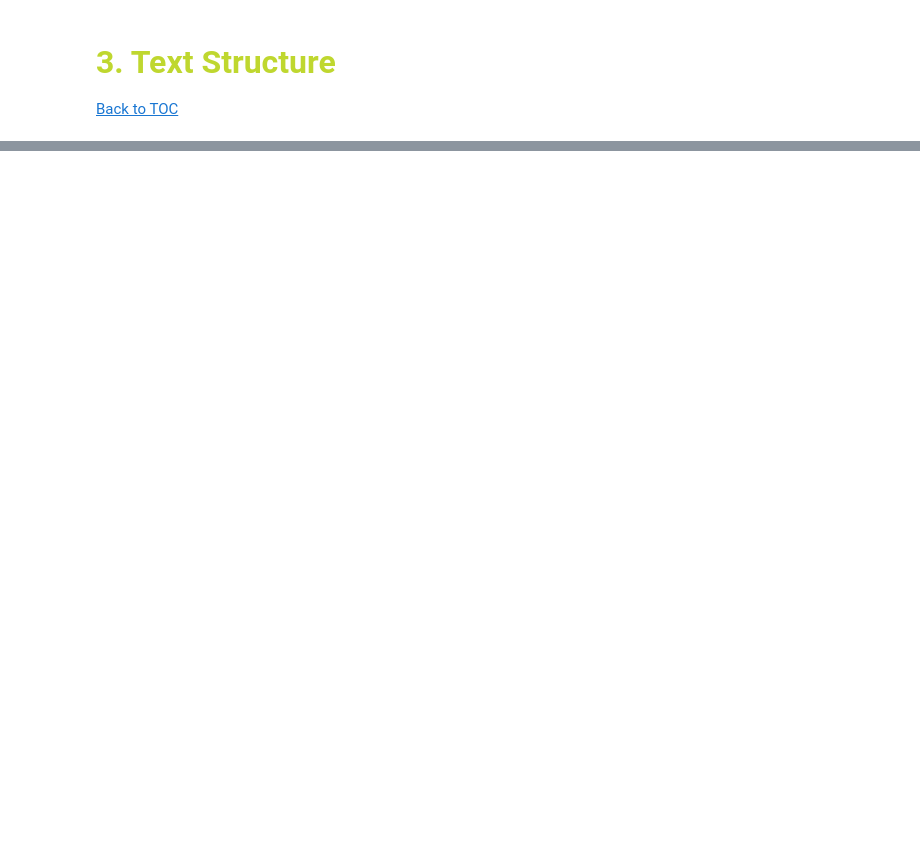
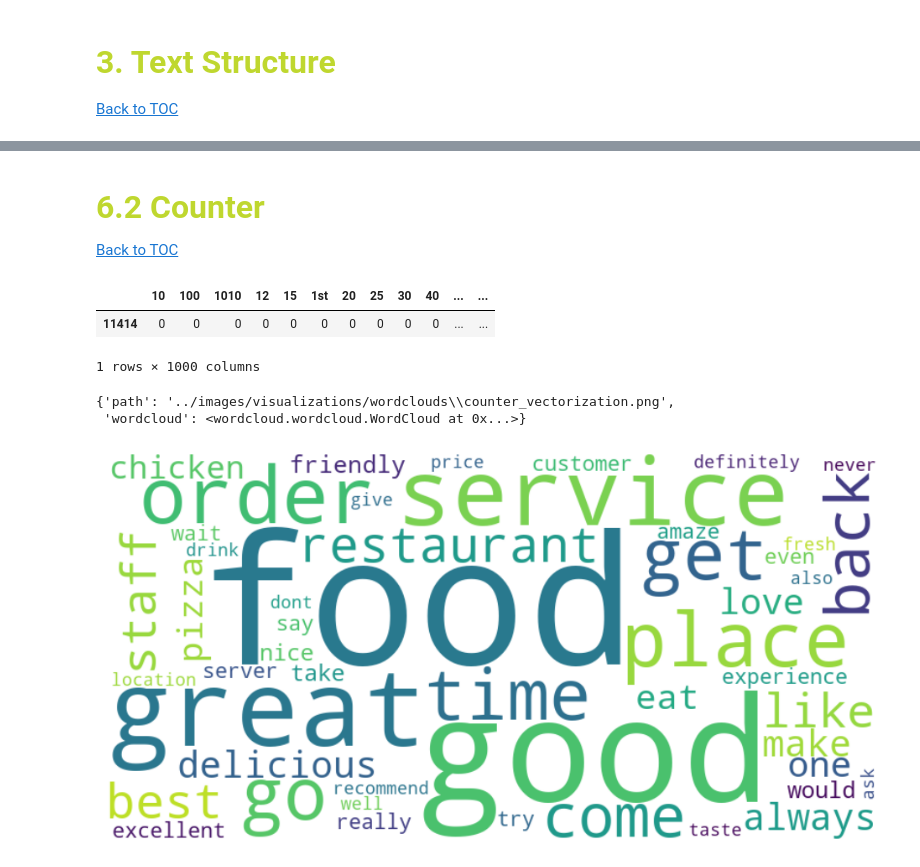
Before and after one commit to beatrizmarques2005/text_mining_in_reviews, a Jupyter notebook: notebooks/02_general_data_prep.ipynb, the cells around one changed output, grey strips where cells are left out. Drawn from its saved outputs; the diff is of its cells as text; code cells hidden in the pictures; blank space fills up the shorter version.

```diff
--- a/notebooks/02_general_data_prep.ipynb
+++ b/notebooks/02_general_data_prep.ipynb
@@ -204,0 +345,15 @@ len(vocabulary)
+# %% [markdown]
+## <font color='#BFD72F' size=6>6.2 Counter</font> <a class="anchor" id="6_2"></a>
+
+[Back to TOC](#toc)
+# %%
+counter_text, counter_vectorizer = vectorize_texts(
+    dataset['03_normalized_text'], vectorizer_type='count'
+)
+counter_df = pd.DataFrame(counter_text.toarray(), columns=counter_vectorizer.get_feature_names_out())
+# %%
+counter_df.sample(1, random_state=12)
+# %% [output]
+|  | 10 | 100 | 1010 | 12 | 15 | 1st | 20 | 25 | 30 | 40 | ... | ... |
+| 11414 | 0 | 0 | 0 | 0 | 0 | 0 | 0 | 0 | 0 | 0 | ... | ... |
+1 rows × 1000 columns
@@ -204,0 +374,11 @@ len(vocabulary)
+# %%
+wordcloud_from_vectorized(
+    folder_path='../images/visualizations/wordclouds',
+    filename='counter_vectorization.png',
+    vectorized_df=counter_df,
+    top_n=50
+)
+# %% [output]
+{'path': '../images/visualizations/wordclouds\\counter_vectorization.png',
+ 'wordcloud': <wordcloud.wordcloud.WordCloud at 0x...>}
+[figure, added]
```
Also changed, not shown: parts of 35 cells of this notebook, 6 other files.
